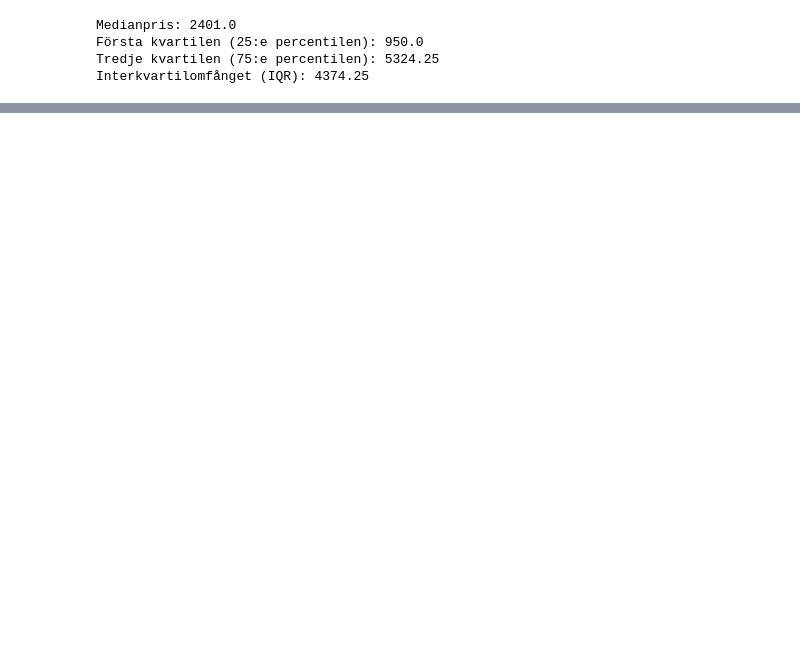
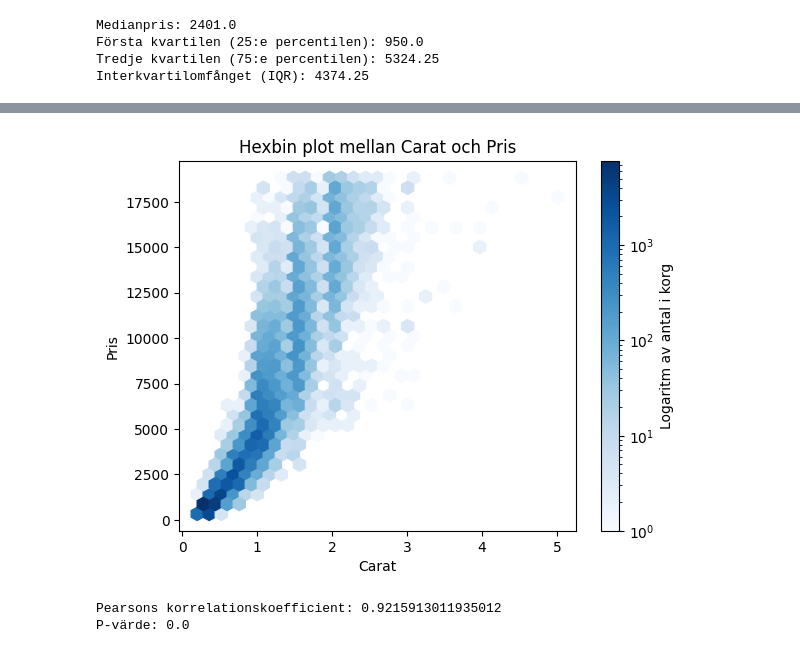
Before and after one commit to Kevinthulin/Statistik_2024, a Jupyter notebook: Statistik.ipynb, the cells around one changed output, grey strips where cells are left out. Cells and saved outputs as stored; diff of their text form; code cells hidden in the pictures; blank space fills up the shorter version.

```diff
--- a/Statistik.ipynb
+++ b/Statistik.ipynb
@@ -343,0 +279,21 @@ plt.show()
+# %%
+x = cleaned_diamonds_df['carat']
+y = cleaned_diamonds_df['price']
+
+# Plotta scatterplot
+plt.hexbin(x, y, gridsize=30, cmap='Blues', bins='log')
+cb = plt.colorbar(label='Logaritm av antal i korg')
+plt.title('Hexbin plot mellan Carat och Pris')
+plt.xlabel('Carat')
+plt.ylabel('Pris')
+plt.show()
+
+# Beräkna Pearsons korrelationskoefficient och p-värde
+correlation_coef, p_value = pearsonr(x, y)
+
+print(f"Pearsons korrelationskoefficient: {correlation_coef}")
+print(f"P-värde: {p_value}")
+# %% [output]
+[figure, added]
+Pearsons korrelationskoefficient: 0.9215913011935012
+P-värde: 0.0
```
Also changed, not shown: parts of 30 cells of this notebook, 1 other file.
